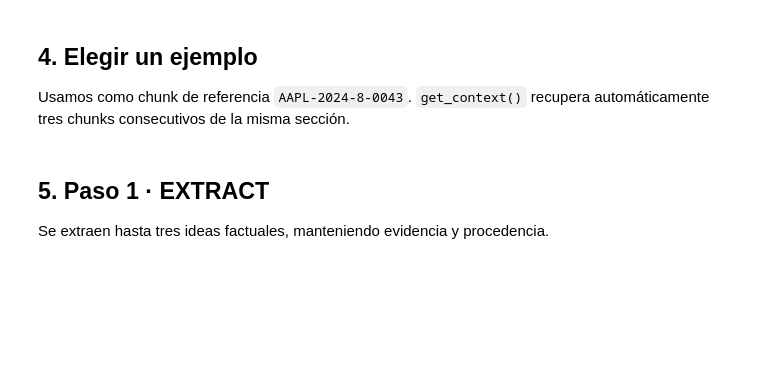
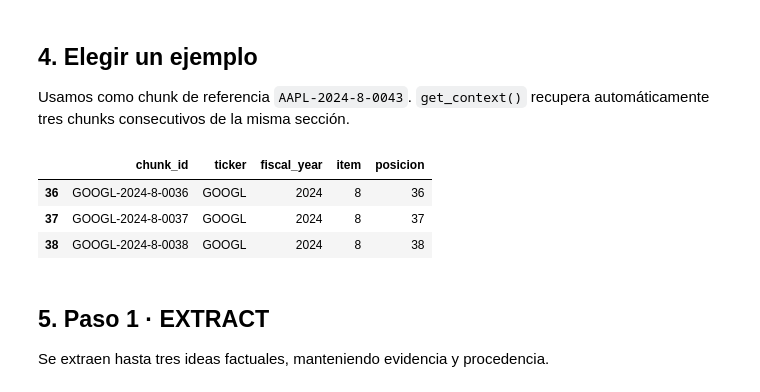
Before and after one commit to mirdbg/FinTok, a Jupyter notebook: notebooks/01_text/03_modular_text_pipeline_example.ipynb, the cells around one changed output. Saved outputs shown, nothing was run; the diff lists cells and outputs as text; code cells hidden in the pictures; blank space fills up the shorter version.

```diff
--- a/notebooks/01_text/03_modular_text_pipeline_example.ipynb
+++ b/notebooks/01_text/03_modular_text_pipeline_example.ipynb
@@ -138,18 +156,23 @@ from src.text.script_generator import generate_script, build_video_json
 
 Usamos como chunk de referencia `AAPL-2024-8-0043`. `get_context()` recupera automáticamente tres chunks consecutivos de la misma sección.
 # %%
-CHUNK_ID = "AAPL-2024-8-0043"
+CHUNK_ID = "GOOGL-2024-8-0037"
 
 context_df = get_context(
     df,
     chunk_id=CHUNK_ID
 )
 
 display(
     context_df[
         ["chunk_id", "ticker", "fiscal_year", "item", "posicion"]
     ]
 )
+# %% [output]
+|  | chunk_id | ticker | fiscal_year | item | posicion |
+| 36 | GOOGL-2024-8-0036 | GOOGL | 2024 | 8 | 36 |
+| 37 | GOOGL-2024-8-0037 | GOOGL | 2024 | 8 | 37 |
+| 38 | GOOGL-2024-8-0038 | GOOGL | 2024 | 8 | 38 |
 # %% [markdown]
 ## 5. Paso 1 · EXTRACT
 
```
Also changed, not shown: parts of 7 cells of this notebook.
